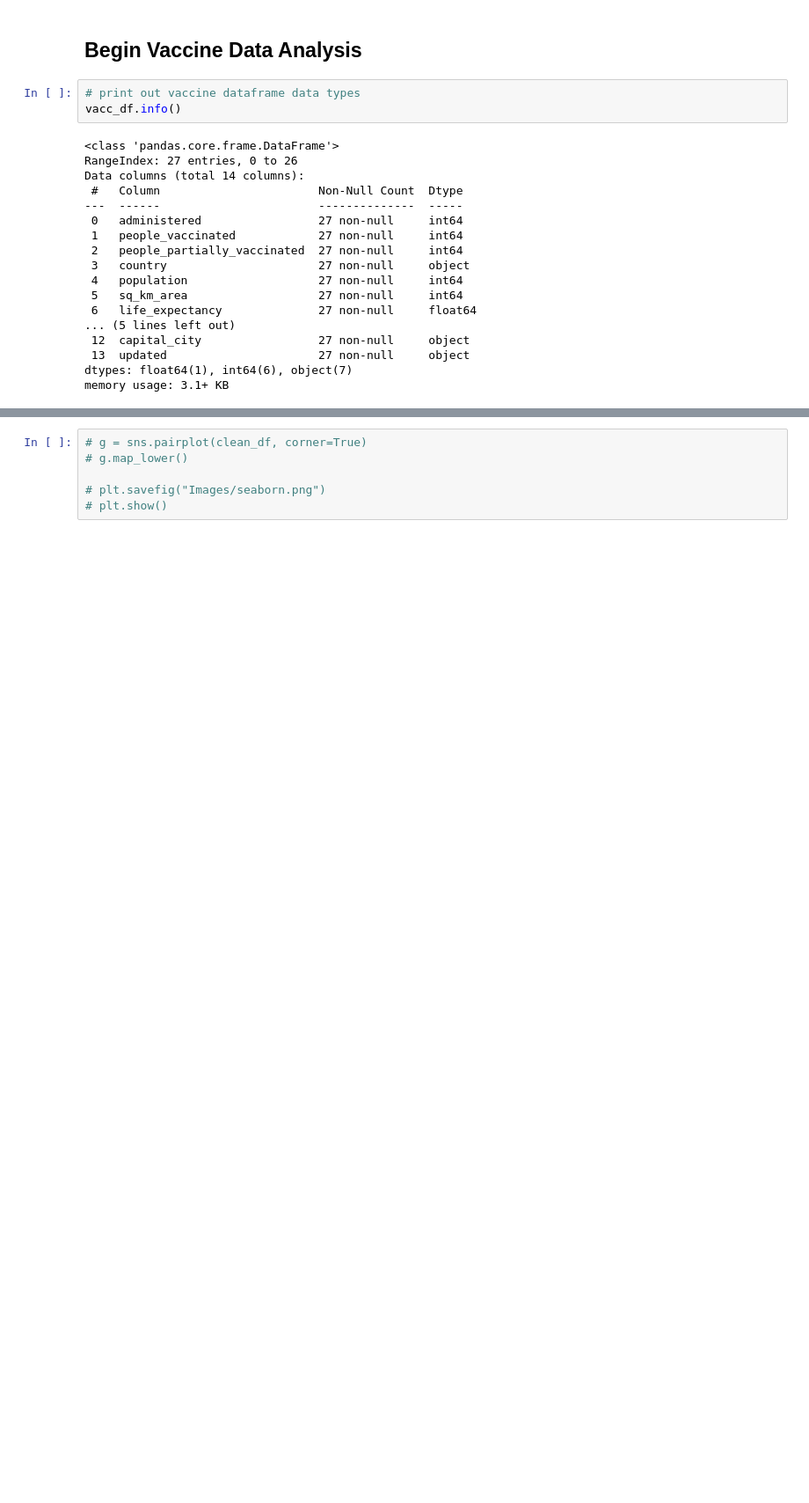
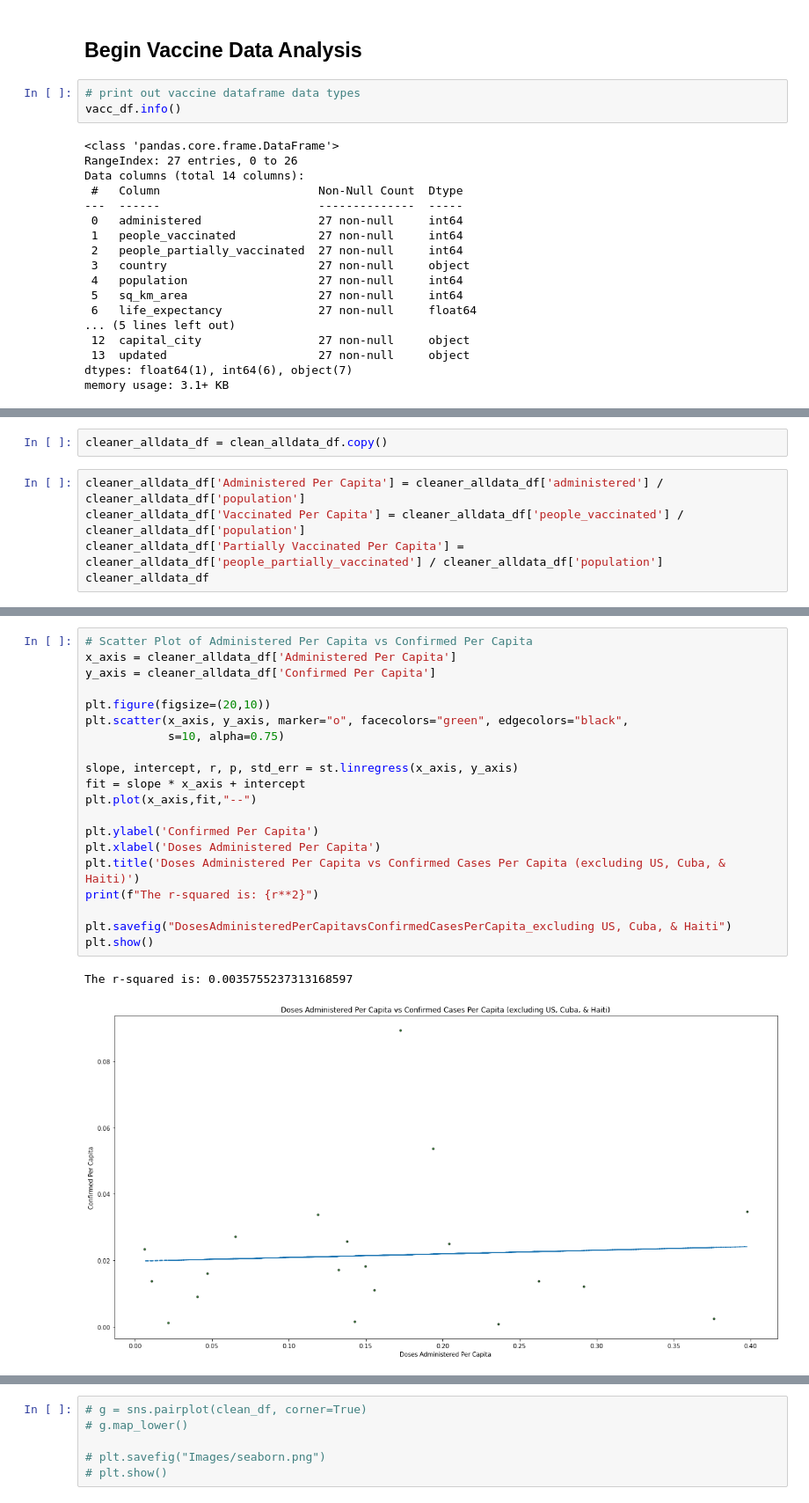
Before and after one commit to grantbot/Project-1, a Jupyter notebook: m-media-api-test.ipynb, the cells around one changed output, grey strips where cells are left out. Shown at 88% size. Saved outputs shown, nothing was run; the diff lists cells and outputs as text; blank space fills up the shorter version.

Commit message:
adding vaccine scatter plots

```diff
--- a/m-media-api-test.ipynb
+++ b/m-media-api-test.ipynb
@@ -604,0 +605,7 @@ clean_alldata_df
+# %%
+cleaner_alldata_df = clean_alldata_df.copy()
+# %%
+cleaner_alldata_df['Administered Per Capita'] = cleaner_alldata_df['administered'] / cleaner_alldata_df['population']
+cleaner_alldata_df['Vaccinated Per Capita'] = cleaner_alldata_df['people_vaccinated'] / cleaner_alldata_df['population']
+cleaner_alldata_df['Partially Vaccinated Per Capita'] = cleaner_alldata_df['people_partially_vaccinated'] / cleaner_alldata_df['population']
+cleaner_alldata_df
@@ -604,0 +630,23 @@ clean_alldata_df
+# %%
+# Scatter Plot of Administered Per Capita vs Confirmed Per Capita
+x_axis = cleaner_alldata_df['Administered Per Capita']
+y_axis = cleaner_alldata_df['Confirmed Per Capita']
+
+plt.figure(figsize=(20,10))
+plt.scatter(x_axis, y_axis, marker="o", facecolors="green", edgecolors="black",
+            s=10, alpha=0.75)
+
+slope, intercept, r, p, std_err = st.linregress(x_axis, y_axis)
+fit = slope * x_axis + intercept
+plt.plot(x_axis,fit,"--")
+
+plt.ylabel('Confirmed Per Capita')
+plt.xlabel('Doses Administered Per Capita')
+plt.title('Doses Administered Per Capita vs Confirmed Cases Per Capita (excluding US, Cuba, & Haiti)')
+print(f"The r-squared is: {r**2}")
+
+plt.savefig("DosesAdministeredPerCapitavsConfirmedCasesPerCapita_excluding US, Cuba, & Haiti")
+plt.show()
+# %% [output]
+The r-squared is: 0.0035755237313168597
+[figure, added]
```
Also changed, not shown: parts of 20 cells of this notebook, 16 other files.
